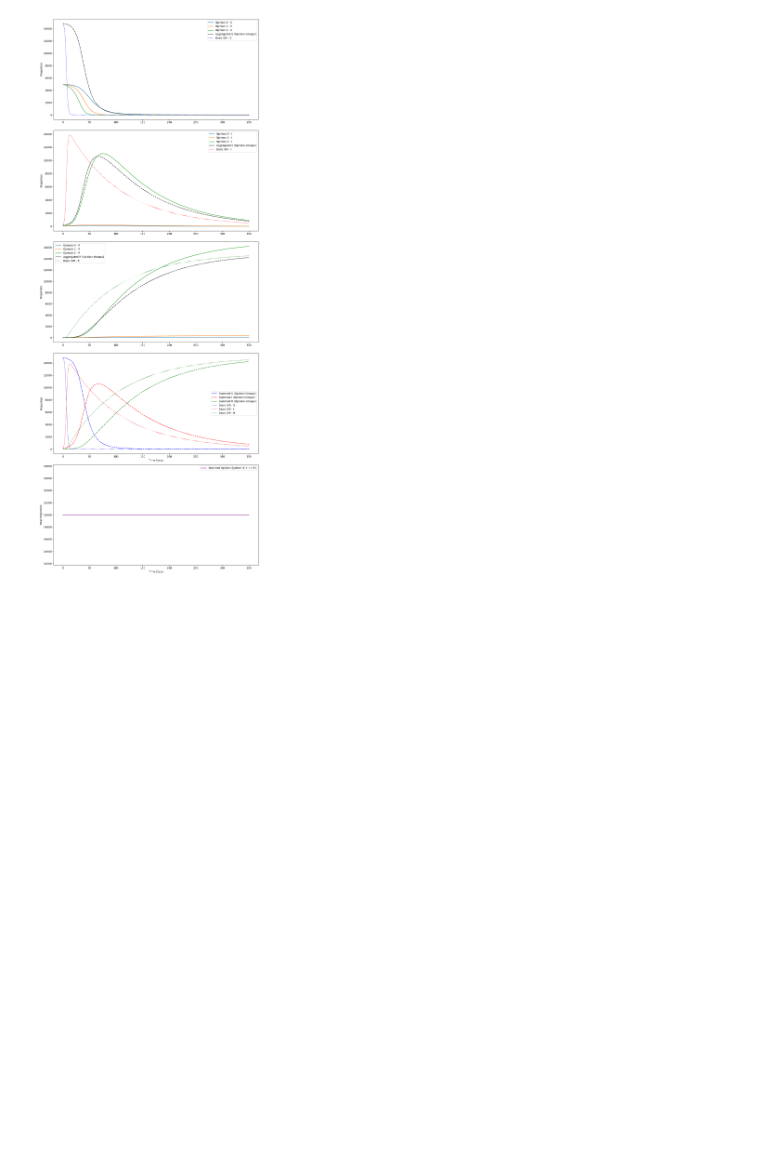
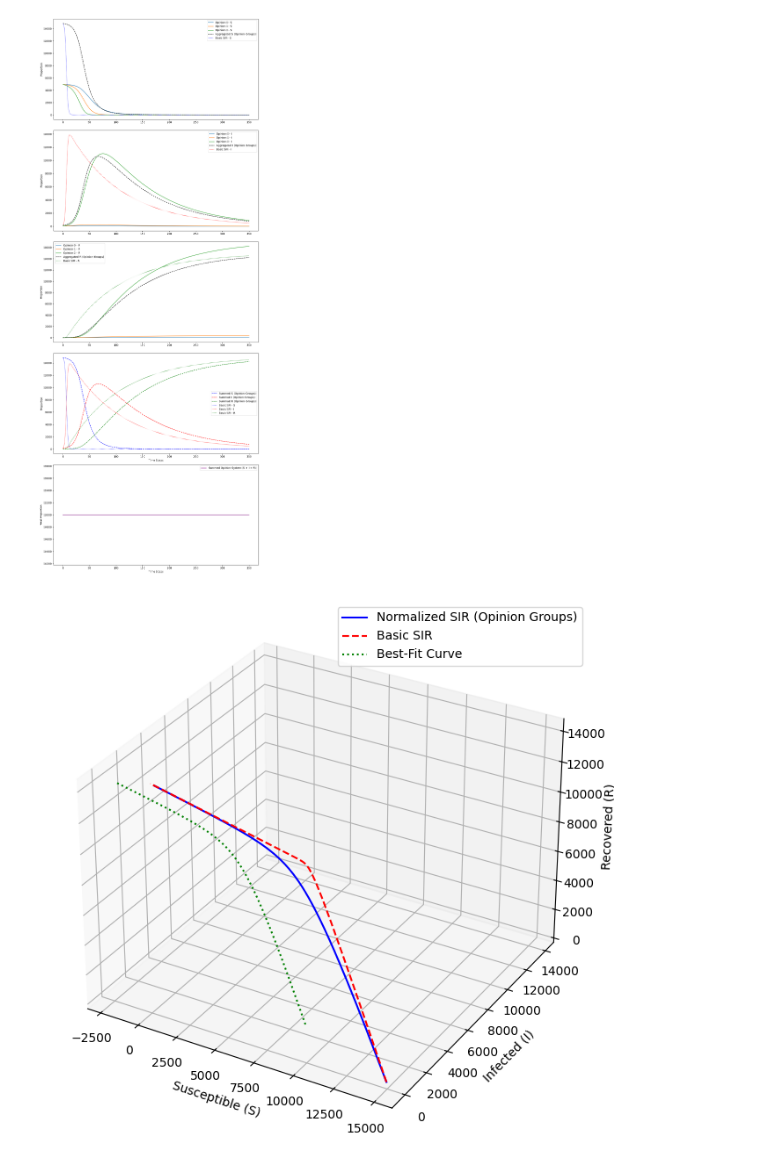
Before and after one commit to mohdkashifansari/Influence_of_Opinion_Dynamics_on_Disease_Spread, a Jupyter notebook: Final_Code_11_07.ipynb, the cells around one changed output. Drawn from its saved outputs; the diff is of its cells as text; code cells hidden in the pictures; blank space fills up the shorter version.

```diff
--- a/Final_Code_11_07.ipynb
+++ b/Final_Code_11_07.ipynb
@@ -135,3 +135,63 @@ def plot_simulation_combined(normalized_S, normalized_I, normalized_R, basic_S,
 plot_simulation_combined(normalized_S, normalized_I, normalized_R, basic_S, basic_I, basic_R, summed_opinion_system, RunTime, n)
 # %% [output]
 [figure]
+# %%
+import numpy as np
+from scipy.optimize import minimize
+import matplotlib.pyplot as plt
+from mpl_toolkits.mplot3d import Axes3D
+
+# Define the MSE function
+def mse_function(params, normalized_S, normalized_I, normalized_R, basic_S, basic_I, basic_R):
+    a, b, c = params
+    fitted_S = a * normalized_S + b
+    fitted_I = a * normalized_I + c
+    fitted_R = a * normalized_R + (1 - a - b - c)
+
+    mse_S = np.mean((fitted_S - basic_S) ** 2)
+    mse_I = np.mean((fitted_I - basic_I) ** 2)
+    mse_R = np.mean((fitted_R - basic_R) ** 2)
+
+    return mse_S + mse_I + mse_R
+
+# Initial guess for the parameters
+initial_guess = [1, 0, 0]
+
+# Use an optimization method to minimize the MSE
+result = minimize(mse_function, initial_guess, args=(normalized_S, normalized_I, normalized_R, basic_S, basic_I, basic_R))
+
+# Extract the best-fit parameters
+best_fit_params = result.x
+
+# Compute the best-fit SIR values
+a, b, c = best_fit_params
+fitted_S = a * normalized_S + b
+fitted_I = a * normalized_I + c
+fitted_R = a * normalized_R + (1 - a - b - c)
+
+# Plot the 3D trajectory with the best-fit curve
+def plot_3d_combined_with_fit(normalized_S, normalized_I, normalized_R, basic_S, basic_I, basic_R, fitted_S, fitted_I, fitted_R):
+    fig = plt.figure(figsize=(12, 8))
+    ax = fig.add_subplot(111, projection='3d')
+
+    # Plot the trajectory in the SIR phase space for the opinion groups model
+    ax.plot(normalized_S, normalized_I, normalized_R, label='Normalized SIR (Opinion Groups)', color='blue')
+
+    # Plot the trajectory in the SIR phase space for the basic SIR model
+    ax.plot(basic_S, basic_I, basic_R, label='Basic SIR', color='red', linestyle='--')
+
+    # Plot the best-fit curve
+    ax.plot(fitted_S, fitted_I, fitted_R, label='Best-Fit Curve', color='green', linestyle=':')
+
+    # Label the axes
+    ax.set_xlabel('Susceptible (S)')
+    ax.set_ylabel('Infected (I)')
+    ax.set_zlabel('Recovered (R)')
+
+    ax.legend()
+    plt.show()
+
+# Call the plotting function
+plot_3d_combined_with_fit(normalized_S, normalized_I, normalized_R, basic_S, basic_I, basic_R, fitted_S, fitted_I, fitted_R)
+# %% [output]
+[figure, added]
```
